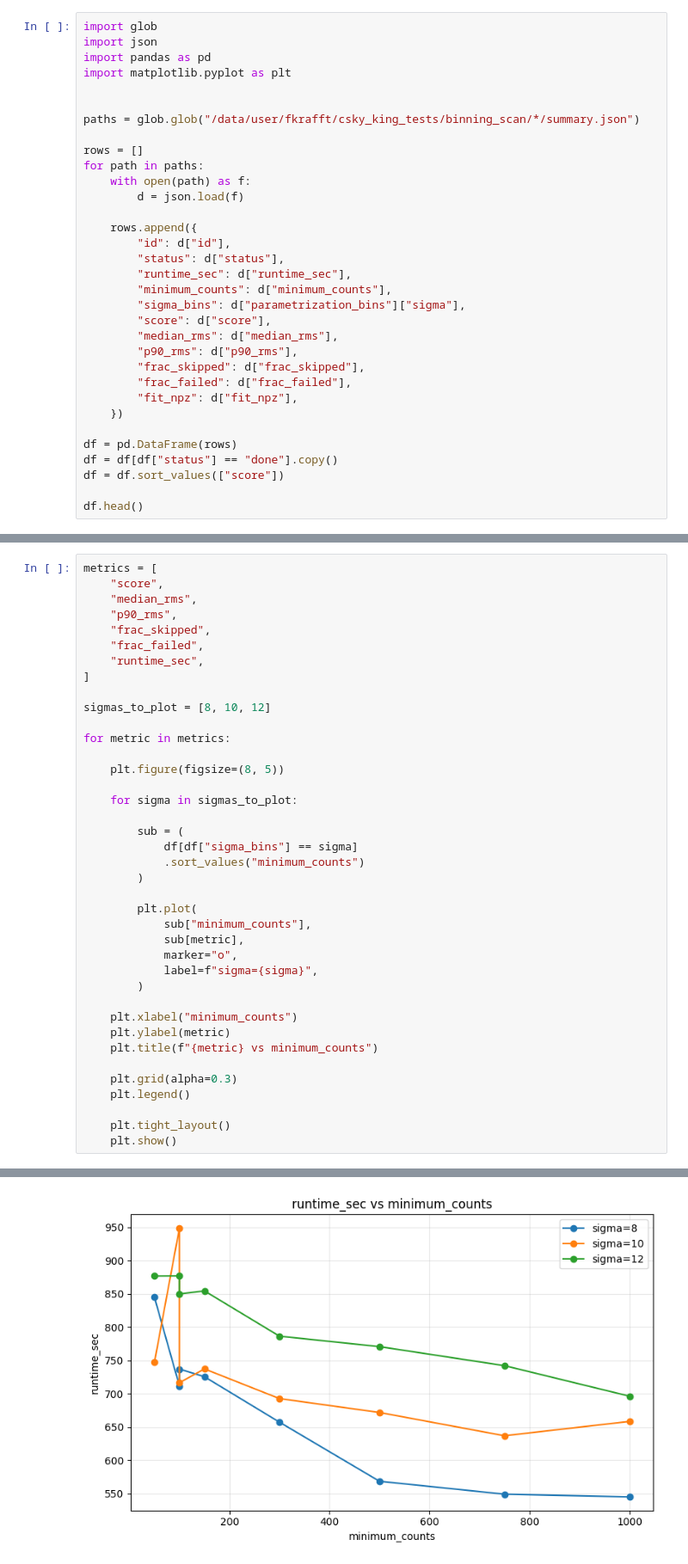
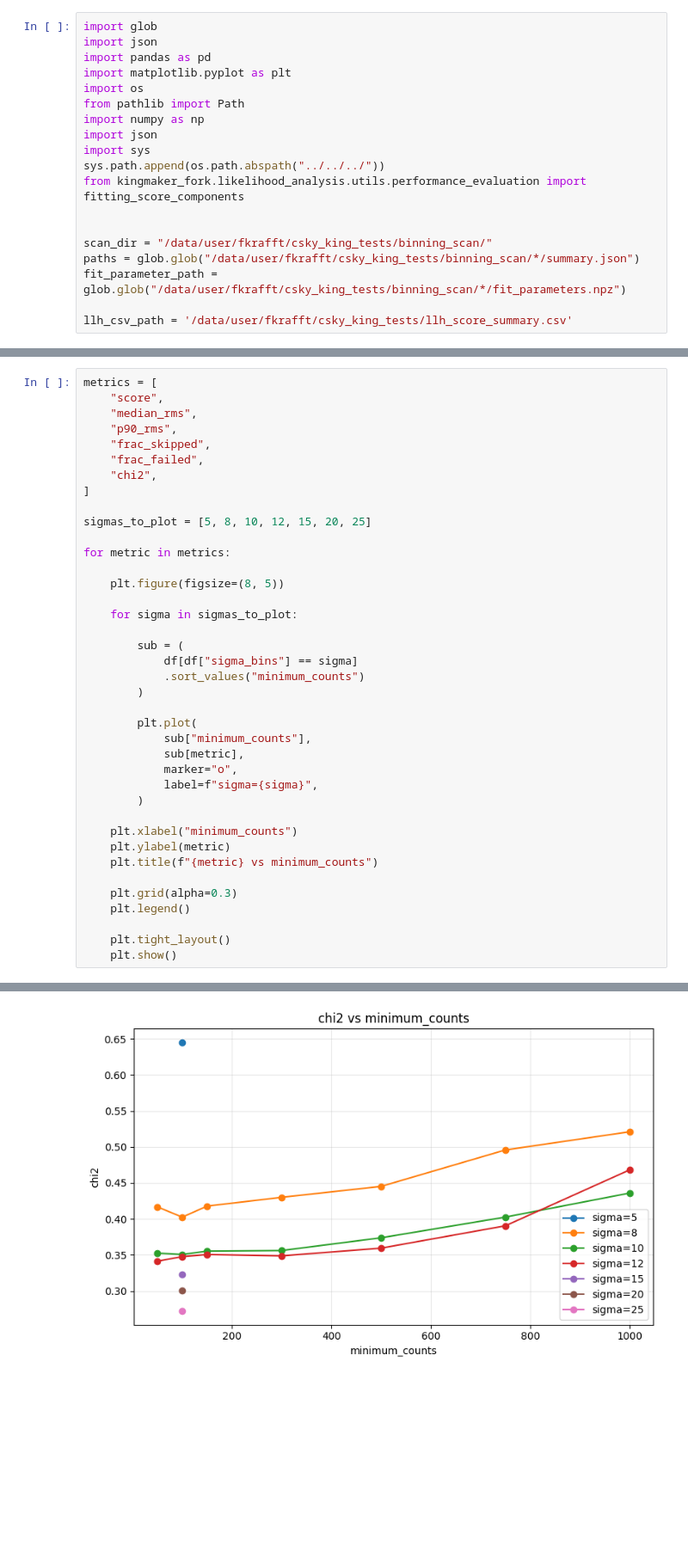
Before and after one commit to ElseSchnabele/kingmaker_fitting_parallization, a Jupyter notebook: likelihood_analysis/notebooks/analyze_quality_scans.ipynb, the cells around one changed output, grey strips where cells are left out. Shown at 86% size. Drawn from its saved outputs; the diff is of its cells as text; blank space fills up the shorter version.

```diff
--- a/likelihood_analysis/notebooks/analyze_quality_scans.ipynb
+++ b/likelihood_analysis/notebooks/analyze_quality_scans.ipynb
@@ -3,31 +3,17 @@ import glob
 import json
 import pandas as pd
 import matplotlib.pyplot as plt
+import os
+from pathlib import Path
+import numpy as np
+import json
+import sys
+sys.path.append(os.path.abspath("../../../"))
+from kingmaker_fork.likelihood_analysis.utils.performance_evaluation import fitting_score_components
 
 
+scan_dir = "/data/user/fkrafft/csky_king_tests/binning_scan/"
 paths = glob.glob("/data/user/fkrafft/csky_king_tests/binning_scan/*/summary.json")
+fit_parameter_path = glob.glob("/data/user/fkrafft/csky_king_tests/binning_scan/*/fit_parameters.npz")
 
-rows = []
-for path in paths:
-    with open(path) as f:
-        d = json.load(f)
-
-    rows.append({
-        "id": d["id"],
-        "status": d["status"],
-        "runtime_sec": d["runtime_sec"],
-        "minimum_counts": d["minimum_counts"],
-        "sigma_bins": d["parametrization_bins"]["sigma"],
-        "score": d["score"],
-        "median_rms": d["median_rms"],
-        "p90_rms": d["p90_rms"],
-        "frac_skipped": d["frac_skipped"],
-        "frac_failed": d["frac_failed"],
-        "fit_npz": d["fit_npz"],
-    })
-
-df = pd.DataFrame(rows)
-df = df[df["status"] == "done"].copy()
-df = df.sort_values(["score"])
-
-df.head()
+llh_csv_path = '/data/user/fkrafft/csky_king_tests/llh_score_summary.csv'
@@ -45,10 +71,10 @@ metrics = [
     "p90_rms",
     "frac_skipped",
     "frac_failed",
-    "runtime_sec",
+    "chi2",
 ]
 
-sigmas_to_plot = [8, 10, 12]
+sigmas_to_plot = [5, 8, 10, 12, 15, 20, 25]
 
 for metric in metrics:
 
@@ -86 +112 @@ for metric in metrics:
-[figure, old version]
+[figure, new version]
```
Also changed, not shown: parts of 13 cells of this notebook, 8 other files.
